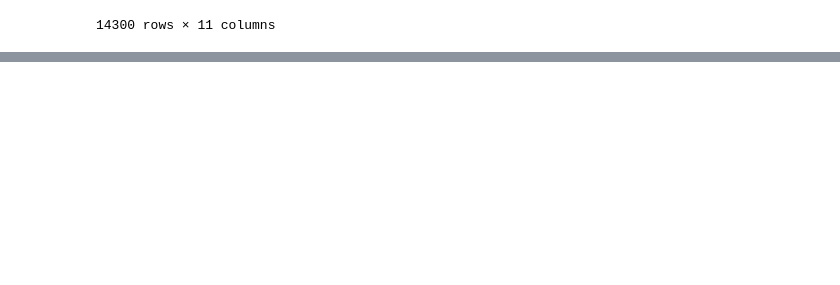
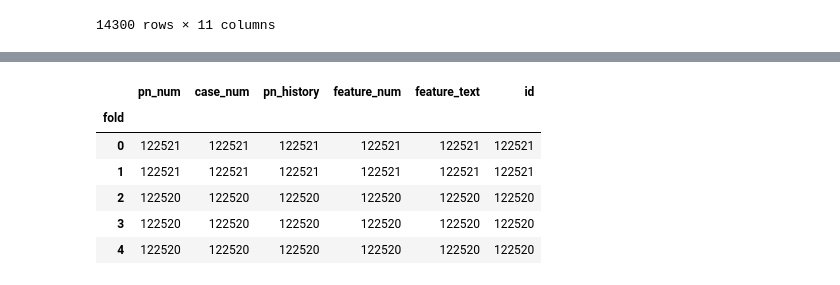
Before and after one commit to Zacchaeus00/nbme, a Jupyter notebook: notebook/pl.ipynb, the cells around one changed output, grey strips where cells are left out. Cells and saved outputs as stored; diff of their text form; code cells hidden in the pictures; blank space fills up the shorter version.

```diff
--- a/notebook/pl.ipynb
+++ b/notebook/pl.ipynb
@@ -162,3 +162,6 @@ train
 | 14298 | 95333_915 | 9 | 95333 | 915 | [no sick contacts] | [421 437] | No-known-illness-contacts | Stephanie madden is a 20 year old... | ... |
 | 14299 | 95333_916 | 9 | 95333 | 916 | [Subjective fever] | [314 330] | Subjective-fever | Stephanie madden is a 20 year old... | ... |
 14300 rows × 11 columns
+# %%
+pl = pd.read_pickle('../data/train_pl_all.pkl')
+pl
@@ -164,0 +182,10 @@ train
+# %%
+pl.groupby('fold').count()
+# %% [output]
+|  | pn_num | case_num | pn_history | feature_num | feature_text | id |
+| fold |  |  |  |  |  |  |
+| 0 | 122521 | 122521 | 122521 | 122521 | 122521 | 122521 |
+| 1 | 122521 | 122521 | 122521 | 122521 | 122521 | 122521 |
+| 2 | 122520 | 122520 | 122520 | 122520 | 122520 | 122520 |
+| 3 | 122520 | 122520 | 122520 | 122520 | 122520 | 122520 |
+| 4 | 122520 | 122520 | 122520 | 122520 | 122520 | 122520 |
```
Also changed, not shown: parts of 1 cell of this notebook, 1 other file.
